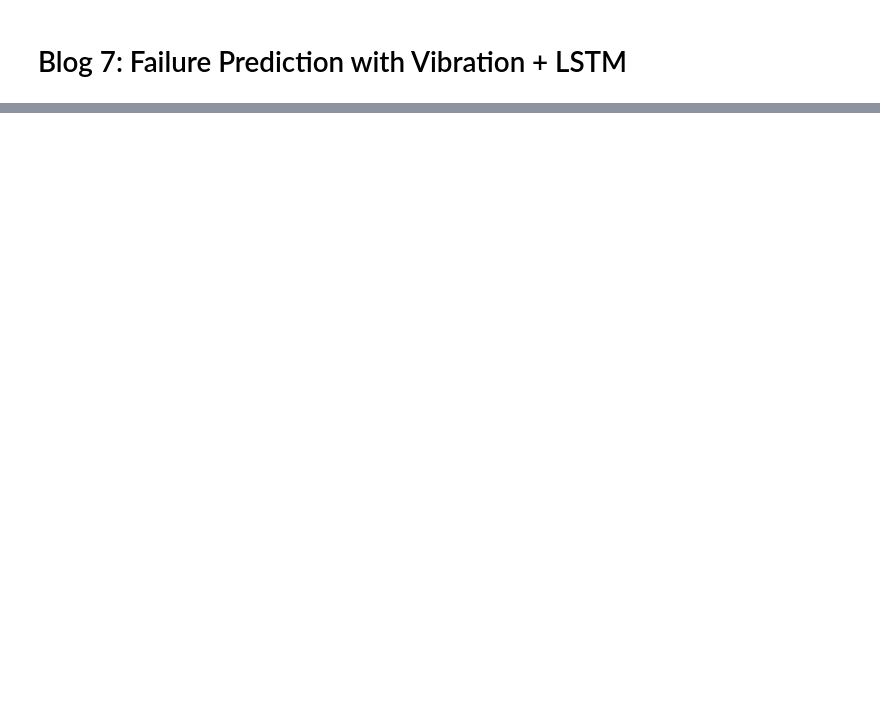
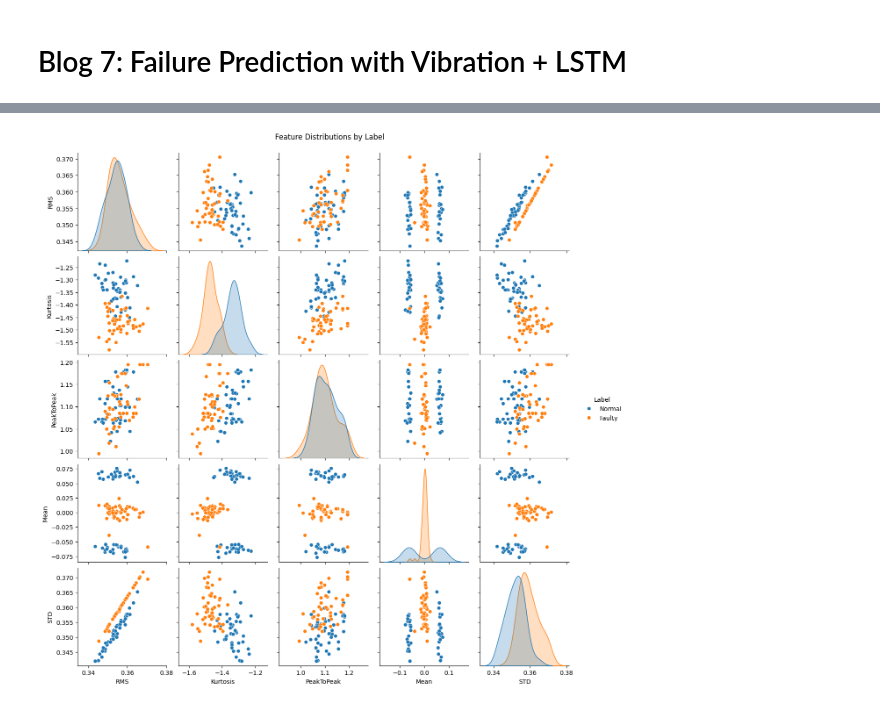
Before and after one commit to rajkumar160798/Intelligent-Failure-Prediction, a Jupyter notebook: LSTM_failure_prediction.ipynb, the cells around one changed output, grey strips where cells are left out. Saved outputs shown, nothing was run; the diff lists cells and outputs as text; code cells hidden in the pictures; blank space fills up the shorter version.

```diff
--- a/LSTM_failure_prediction.ipynb
+++ b/LSTM_failure_prediction.ipynb
@@ -147,0 +195,6 @@ plt.show()
+# %%
+sns.pairplot(df_features, hue="Label", vars=["RMS", "Kurtosis", "PeakToPeak", "Mean", "STD"])
+plt.suptitle("Feature Distributions by Label", y=1.02)
+plt.show()
+# %% [output]
+[figure, added]
```
Also changed, not shown: parts of 4 cells of this notebook, 8 other files.
